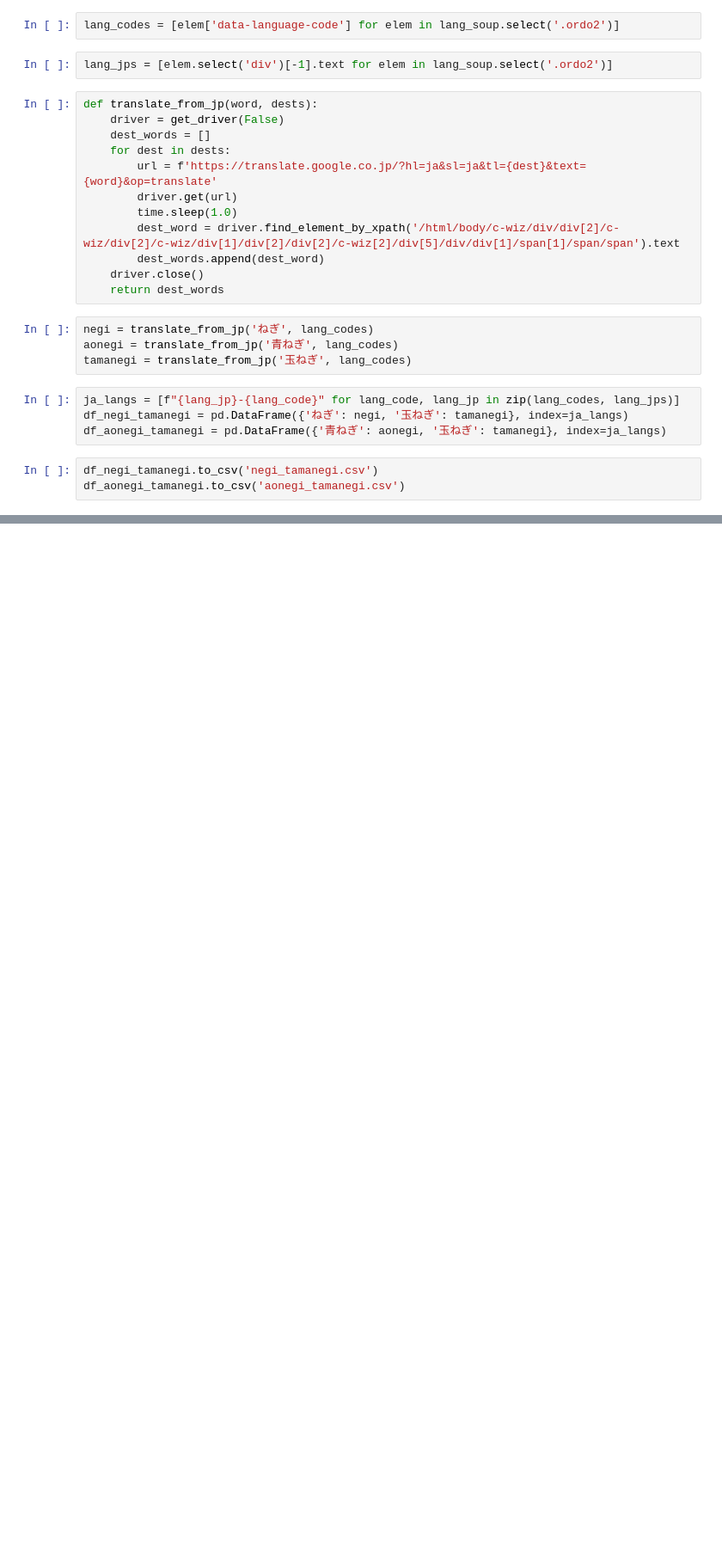
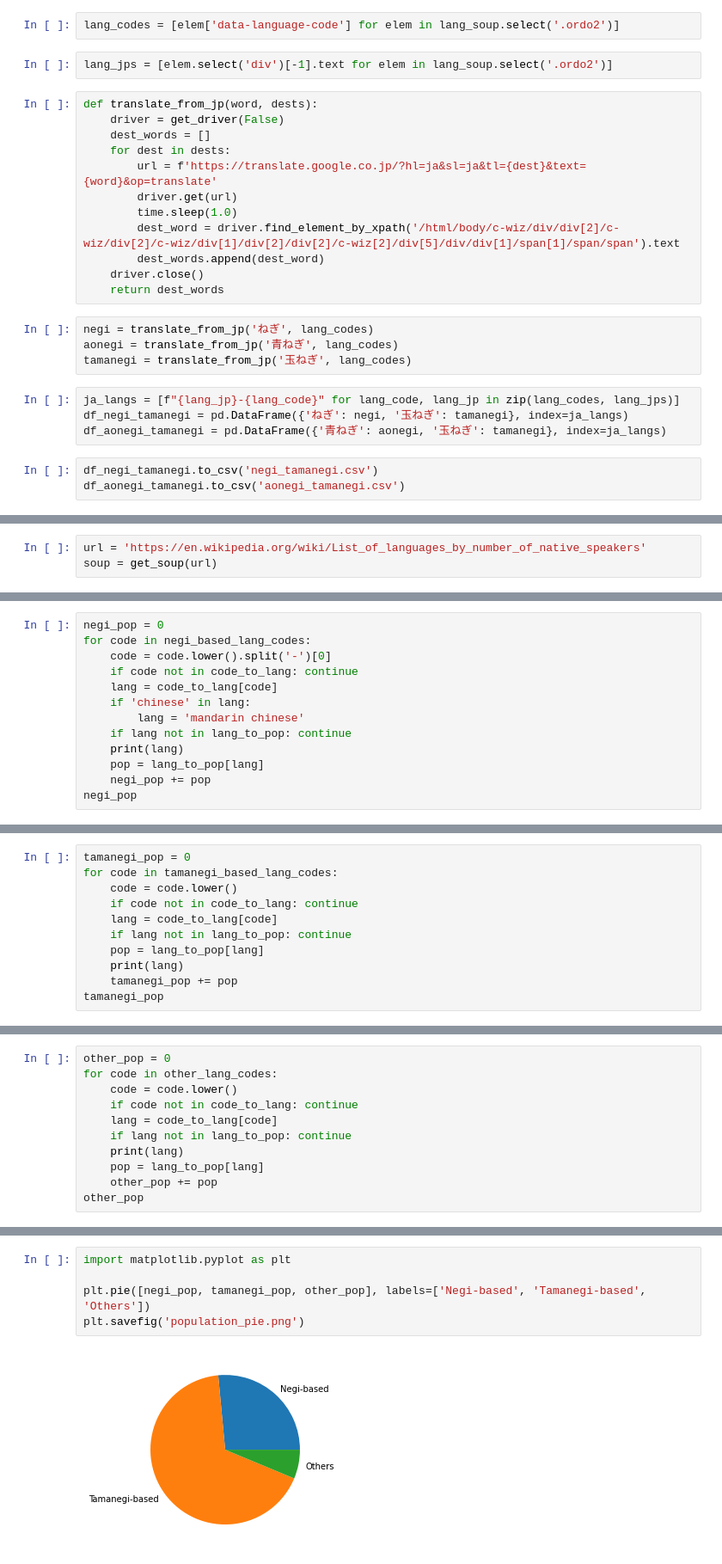
Before and after one commit to sentencebird/onion-and-green_onion, a Jupyter notebook: main.ipynb, the cells around one changed output, grey strips where cells are left out. Shown at 86% size. Saved outputs shown, nothing was run; the diff lists cells and outputs as text; blank space fills up the shorter version.

```diff
--- a/main.ipynb
+++ b/main.ipynb
@@ -210,0 +147,3 @@ df_aonegi_tamanegi.to_csv('aonegi_tamanegi.csv')
+# %%
+url = 'https://en.wikipedia.org/wiki/List_of_languages_by_number_of_native_speakers'
+soup = get_soup(url)
@@ -210,0 +156,13 @@ df_aonegi_tamanegi.to_csv('aonegi_tamanegi.csv')
+# %%
+negi_pop = 0
+for code in negi_based_lang_codes:
+    code = code.lower().split('-')[0]
+    if code not in code_to_lang: continue
+    lang = code_to_lang[code]
+    if 'chinese' in lang:
+        lang = 'mandarin chinese'
+    if lang not in lang_to_pop: continue
+    print(lang)
+    pop = lang_to_pop[lang]
+    negi_pop += pop
+negi_pop
@@ -210,0 +174,11 @@ df_aonegi_tamanegi.to_csv('aonegi_tamanegi.csv')
+# %%
+tamanegi_pop = 0
+for code in tamanegi_based_lang_codes:
+    code = code.lower()
+    if code not in code_to_lang: continue
+    lang = code_to_lang[code]
+    if lang not in lang_to_pop: continue
+    pop = lang_to_pop[lang]
+    print(lang)
+    tamanegi_pop += pop
+tamanegi_pop
@@ -210,0 +204,11 @@ df_aonegi_tamanegi.to_csv('aonegi_tamanegi.csv')
+# %%
+other_pop = 0
+for code in other_lang_codes:
+    code = code.lower()
+    if code not in code_to_lang: continue
+    lang = code_to_lang[code]
+    if lang not in lang_to_pop: continue
+    print(lang)
+    pop = lang_to_pop[lang]
+    other_pop += pop
+other_pop
@@ -210,0 +226,7 @@ df_aonegi_tamanegi.to_csv('aonegi_tamanegi.csv')
+# %%
+import matplotlib.pyplot as plt
+
+plt.pie([negi_pop, tamanegi_pop, other_pop], labels=['Negi-based', 'Tamanegi-based', 'Others'])
+plt.savefig('population_pie.png')
+# %% [output]
+[figure, added]
```
Also changed, not shown: parts of 30 cells of this notebook, 5 other files.
